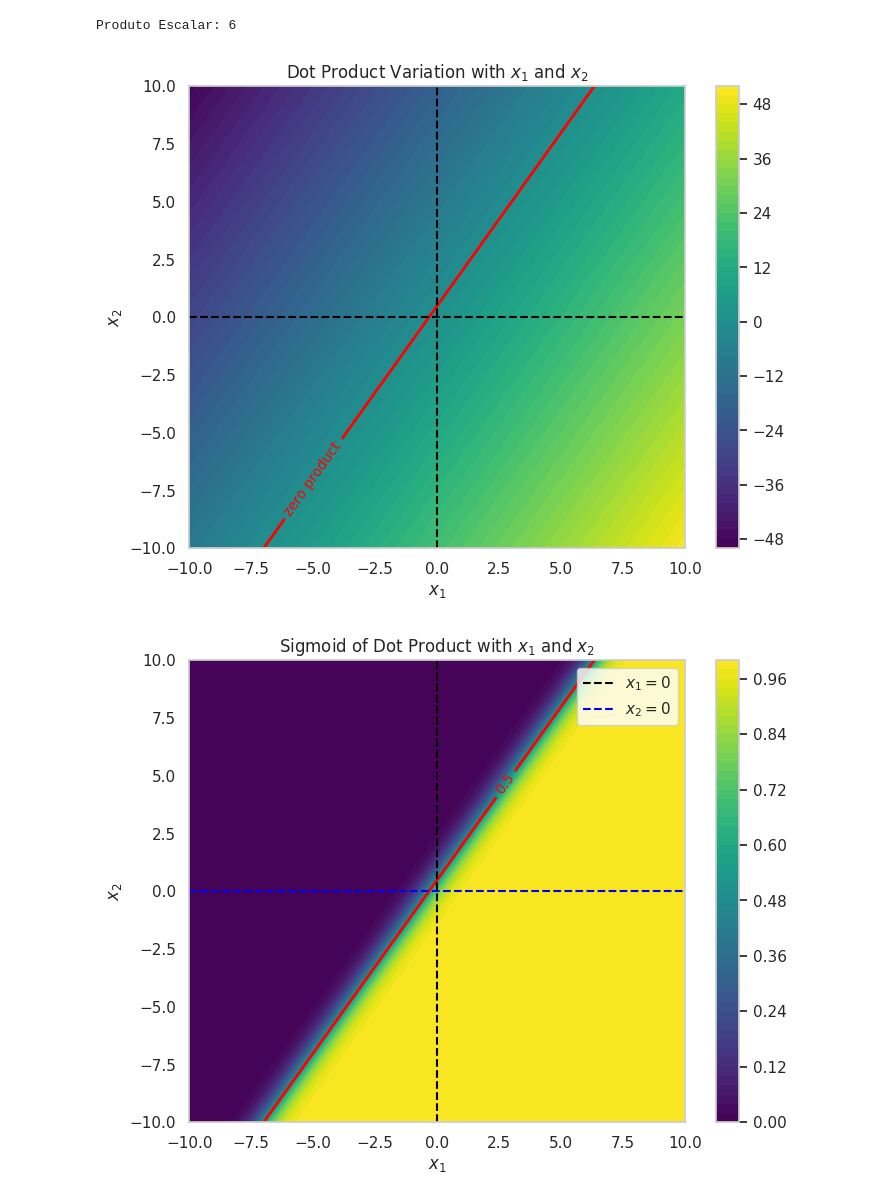
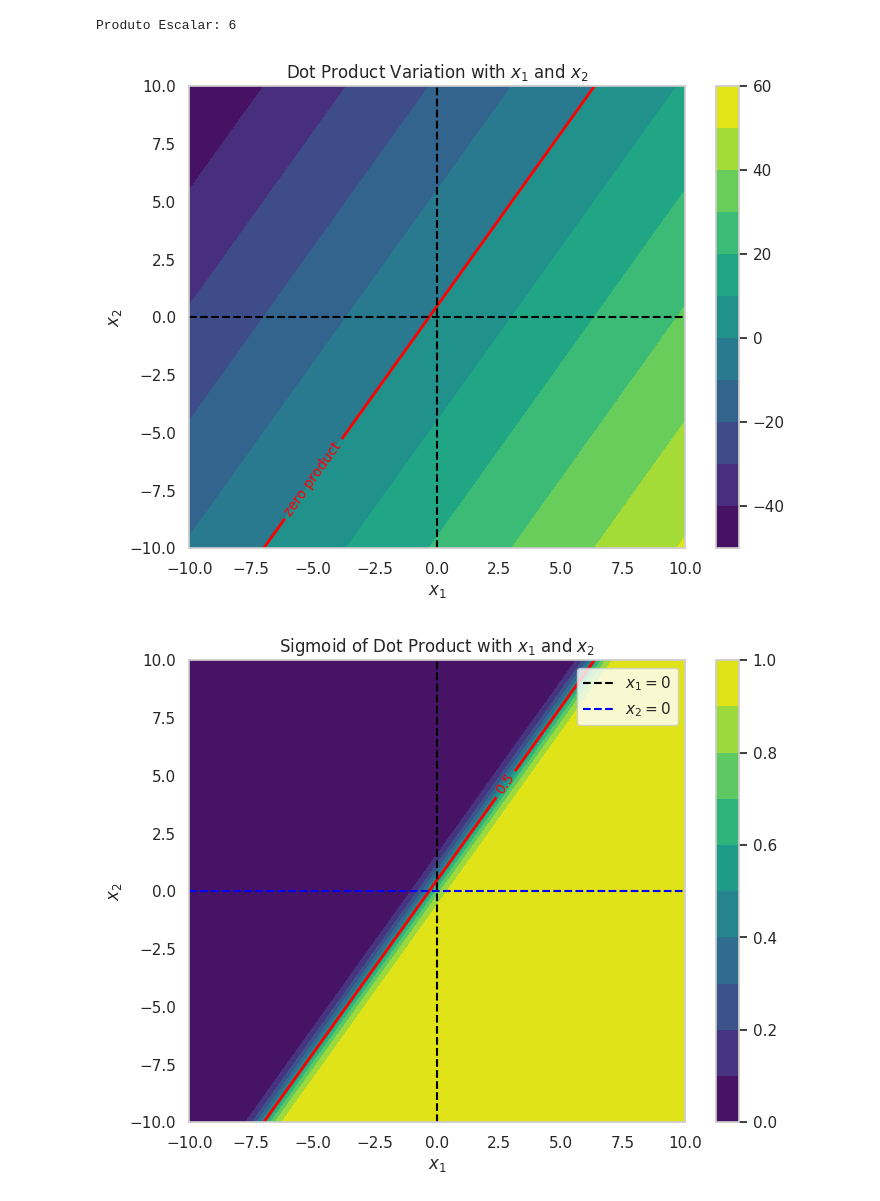
Before and after one commit to igorconsulting/neuromatch, a Jupyter notebook: mit-deep-learning/N1_ActivationFunctions.ipynb, the cells around one changed output. Cells and saved outputs as stored; diff of their text form; code cells hidden in the pictures.

```diff
--- a/mit-deep-learning/perceptron.ipynb
+++ b/mit-deep-learning/N1_ActivationFunctions.ipynb
@@ -251,7 +251,7 @@ dot_sigmoid = sigmoid(dot_product)
 # Plotting the result
 plt.figure(figsize=(8, 6))
 
-contour = plt.contourf(X1, X2, dot_product, levels=50, cmap='viridis')
+contour = plt.contourf(X1, X2, dot_product, levels=10, cmap='viridis')
 plt.colorbar(contour)
 
 # Add contour where the scalar product is zero
@@ -269,27 +269,27 @@ plt.xlabel('$x_1$')
 plt.ylabel('$x_2$')
 plt.show()
 # %% [output]
-[figure, old version]
+[figure, new version]
 # %%
 # Plotting the result
 plt.figure(figsize=(8, 6))
-contour = plt.contourf(X1, X2, dot_sigmoid, levels=50, cmap='viridis')
+contour = plt.contourf(X1, X2, dot_sigmoid, levels=10, cmap='viridis')
 plt.colorbar(contour)
 
 # Adding contour where the sigmoid of the dot product is 0.5 (mid-point)
 mid_contour = plt.contour(X1, X2, dot_sigmoid, levels=[0.5], colors='red', linewidths=2)
 plt.clabel(mid_contour, inline=True, fontsize=10, fmt='0.5')
 
 # Adding a vertical line for x_1 = 0 (y-axis)
 plt.axvline(0, color='black', linestyle='--', linewidth=1.5, label='$x_1=0$')
 
 # Adding a horizontal line for x_2 = 0 (x-axis)
 plt.axhline(0, color='blue', linestyle='--', linewidth=1.5, label='$x_2=0$')
 
 plt.title('Sigmoid of Dot Product with $x_1$ and $x_2$')
 plt.xlabel('$x_1$')
 plt.ylabel('$x_2$')
 plt.legend()
 plt.show()
 # %% [output]
-[figure, old version]
+[figure, new version]
```
Also changed, not shown: parts of 1 cell of this notebook, 1 other file.
